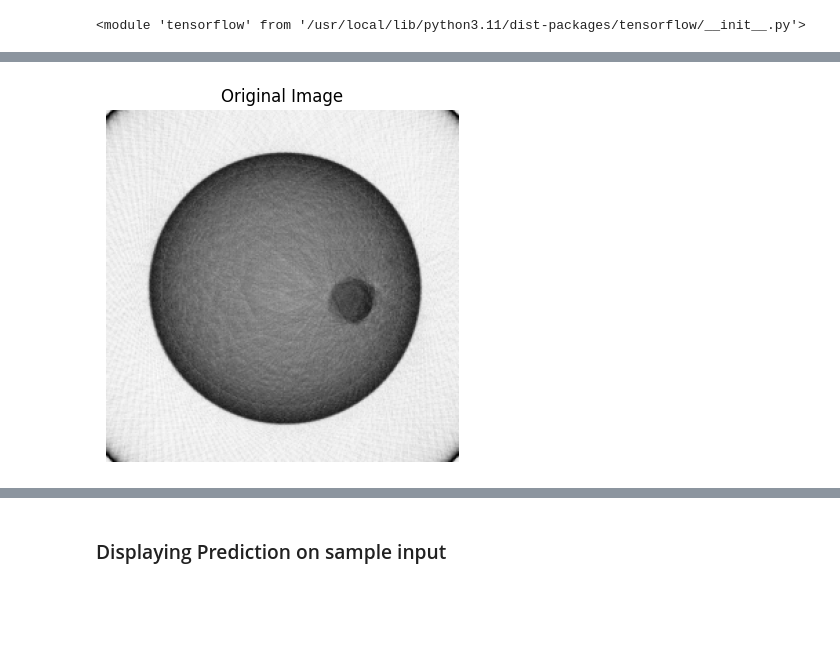
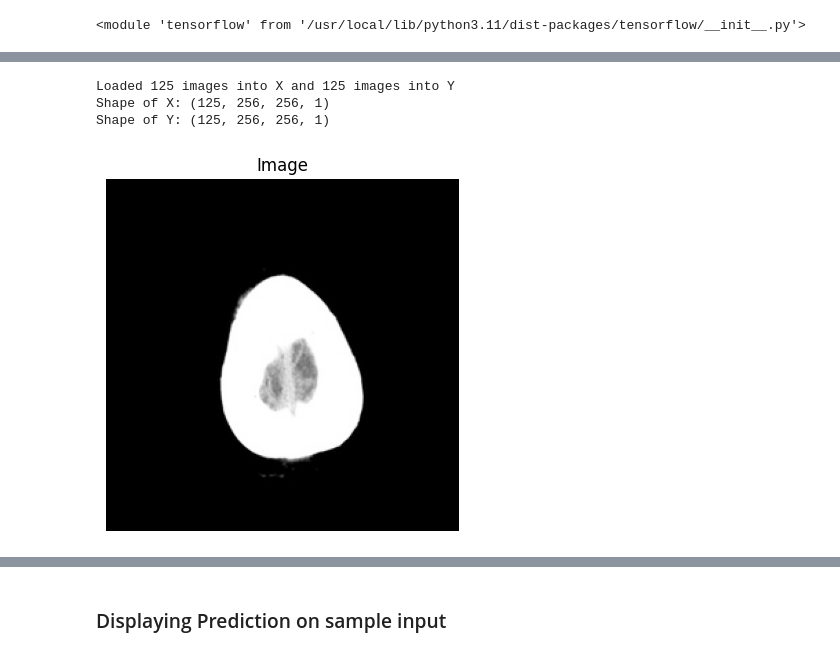
Before and after one commit to Bhar8at/DLR, a Jupyter notebook: model.ipynb, the cells around one changed output, grey strips where cells are left out. Drawn from its saved outputs; the diff is of its cells as text; code cells hidden in the pictures; blank space fills up the shorter version.

```diff
--- a/model.ipynb
+++ b/model.ipynb
@@ -63,0 +70,6 @@ image = resize(image, (256,256))
+# %%
+import os
+base_dir = '/content/drive/MyDrive/CEERIPROJECT/'
+dataset = 'brain_CT'
+output_folder = os.path.join(base_dir, dataset)
+input_folder = os.path.join(base_dir, f"{dataset}_sinograms")
@@ -63,0 +79,65 @@ image = resize(image, (256,256))
+# %%
+import skimage.io as io
+import numpy as np
+import os
+
+X_list = []
+Y_list = []
+
+expected_x_shape = X.shape[1:]
+expected_y_shape = Y.shape[1:]
+
+for filename in os.listdir(input_folder):
+    if filename.lower().endswith(('.jpg', '.jpeg', '.png')):
+        input_path = os.path.join(input_folder, filename)
+        output_path = os.path.join(output_folder, filename)
+
+        # Read images
+        try:
+            input_image = io.imread(input_path, as_gray=True)
+            output_image = io.imread(output_path, as_gray = True)
+        except Exception as e:
+            print(f"Error reading image files {filename}: {e}")
+            continue # Skip to the next file if there's an error reading
+
+        # Add channel dimension if needed (for grayscale images)
+        if input_image.ndim == 2:
+            input_image = np.expand_dims(input_image, axis=-1)
+        if output_image.ndim == 2:
+            output_image = np.expand_dims(output_image, axis=-1)
+
+        # for batch
+        input_image_with_batch = np.expand_dims(input_image, axis = 0)
+
+        # Check if the image shapes match the expected shapes before appending
+        if input_image.shape == expected_x_shape:
+            X_list.append(input_image_with_batch)
+        else:
+            print(f"Skipping input image {filename} due to unexpected shape: {input_image.shape}. Expected: {expected_x_shape}")
+
+        if output_image.shape == expected_y_shape:
+            Y_list.append(output_image)
+        else:
+             print(f"Skipping output image {filename} due to unexpected shape: {output_image.shape}. Expected: {expected_y_shape}")
+
+
+# Convert lists to numpy arrays
+# Only attempt conversion if lists are not empty
+if X_list and Y_list:
+    X = np.array(X_list, dtype=np.float32)
+    # Remove the extra dimension at axis=1
+    X = np.squeeze(X, axis=1)
+    # If your data doesn't have a channel dimension, add it
+    if X.ndim == 3:
+      X = np.expand_dims(X, axis=-1)
+    Y = np.array(Y_list, dtype=np.float32)
+
+    print(f"Loaded {len(X_list)} images into X and {len(Y_list)} images into Y")
+    print(f"Shape of X: {X.shape}")
+    print(f"Shape of Y: {Y.shape}")
+else:
+    print("No images with the expected shapes were found.")
+# %% [output]
+Loaded 125 images into X and 125 images into Y
+Shape of X: (125, 256, 256, 1)
+Shape of Y: (125, 256, 256, 1)
@@ -64,16 +149,19 @@ image = resize(image, (256,256))
+# %%
+sinogram = X[0]
+image = Y[0]
 # %%
 import matplotlib.pyplot as plt
 import numpy as np
 
 plt.figure(figsize=(10, 5))
 # Display the original image
 plt.subplot(1, 2, 1)
 plt.imshow(image, cmap=plt.cm.Greys_r)
-plt.title('Original Image')
+plt.title('Image')
 plt.axis('off')
 plt.show()
 # %% [output]
-[figure, old version]
+[figure, new version]
 # %%
 image.shape
 # %% [output]
```
Also changed, not shown: parts of 22 cells of this notebook.
